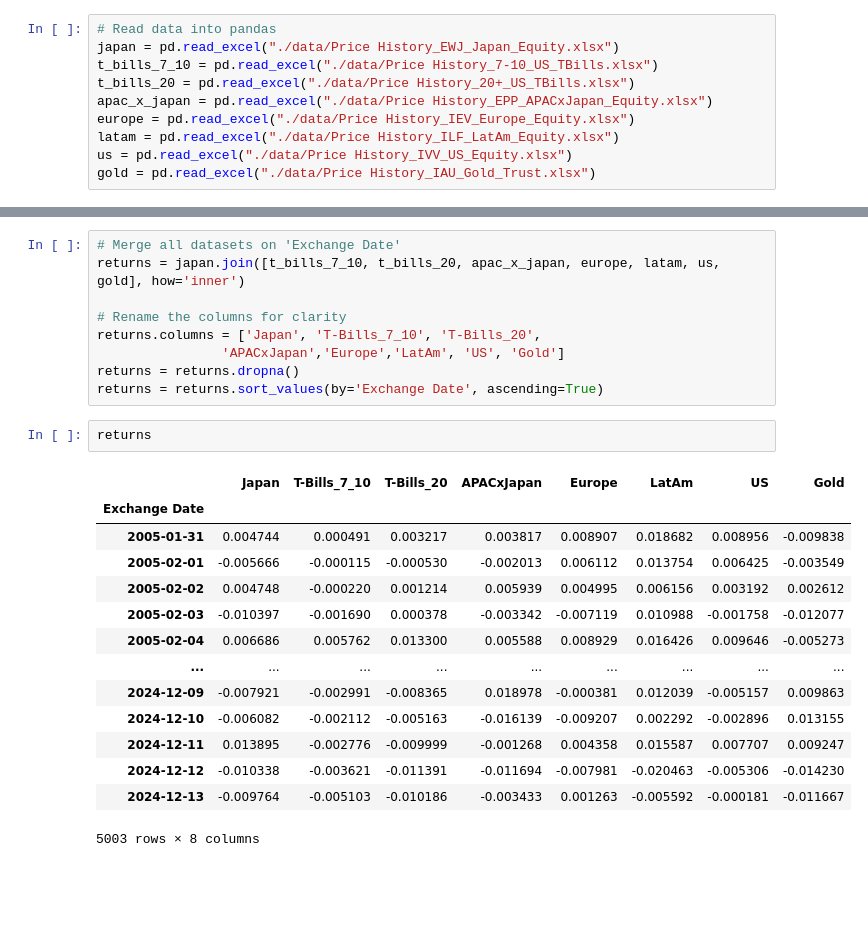
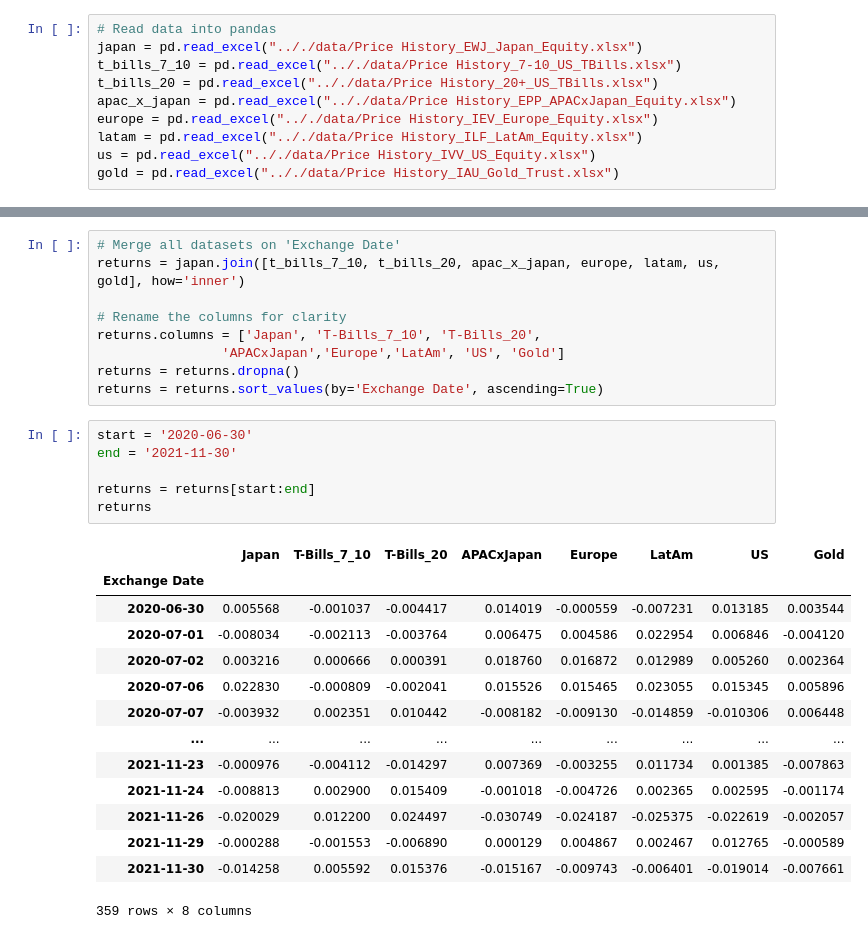
Before and after one commit to plaishev/asset_mgmt_seminar, a Jupyter notebook: Max_Div_Simulations/Max_Diversification-Copy1.ipynb, the cells around one changed output, grey strips where cells are left out. Drawn from its saved outputs; the diff is of its cells as text; blank space fills up the shorter version.

```diff
--- a/Max_Div_Simulations/Max_Diversification-Copy1.ipynb
+++ b/Max_Div_Simulations/Max_Diversification-Copy1.ipynb
@@ -7,14 +7,14 @@ import matplotlib.pyplot as plt
 from scipy.optimize import minimize
 # %%
 # Read data into pandas
-japan = pd.read_excel("./data/Price History_EWJ_Japan_Equity.xlsx")
-t_bills_7_10 = pd.read_excel("./data/Price History_7-10_US_TBills.xlsx")
-t_bills_20 = pd.read_excel("./data/Price History_20+_US_TBills.xlsx")
-apac_x_japan = pd.read_excel("./data/Price History_EPP_APACxJapan_Equity.xlsx")
-europe = pd.read_excel("./data/Price History_IEV_Europe_Equity.xlsx")
-latam = pd.read_excel("./data/Price History_ILF_LatAm_Equity.xlsx")
-us = pd.read_excel("./data/Price History_IVV_US_Equity.xlsx")
-gold = pd.read_excel("./data/Price History_IAU_Gold_Trust.xlsx")
+japan = pd.read_excel(".././data/Price History_EWJ_Japan_Equity.xlsx")
+t_bills_7_10 = pd.read_excel(".././data/Price History_7-10_US_TBills.xlsx")
+t_bills_20 = pd.read_excel(".././data/Price History_20+_US_TBills.xlsx")
+apac_x_japan = pd.read_excel(".././data/Price History_EPP_APACxJapan_Equity.xlsx")
+europe = pd.read_excel(".././data/Price History_IEV_Europe_Equity.xlsx")
+latam = pd.read_excel(".././data/Price History_ILF_LatAm_Equity.xlsx")
+us = pd.read_excel(".././data/Price History_IVV_US_Equity.xlsx")
+gold = pd.read_excel(".././data/Price History_IAU_Gold_Trust.xlsx")
 # %%
 def preprocess_and_rename(df, name):
     df['Exchange Date'] = pd.to_datetime(df['Exchange Date'])
@@ -58,22 +58,26 @@ returns.columns = ['Japan', 'T-Bills_7_10', 'T-Bills_20',
 returns = returns.dropna()
 returns = returns.sort_values(by='Exchange Date', ascending=True)
 # %%
+start = '2020-06-30'
+end = '2021-11-30'
+
+returns = returns[start:end]
 returns
 # %% [output]
 |  | Japan | T-Bills_7_10 | T-Bills_20 | APACxJapan | Europe | LatAm | US | Gold |
 | Exchange Date |  |  |  |  |  |  |  |  |
-| 2005-01-31 | 0.004744 | 0.000491 | 0.003217 | 0.003817 | 0.008907 | 0.018682 | 0.008956 | -0.009838 |
-| 2005-02-01 | -0.005666 | -0.000115 | -0.000530 | -0.002013 | 0.006112 | 0.013754 | 0.006425 | -0.003549 |
-| 2005-02-02 | 0.004748 | -0.000220 | 0.001214 | 0.005939 | 0.004995 | 0.006156 | 0.003192 | 0.002612 |
-| 2005-02-03 | -0.010397 | -0.001690 | 0.000378 | -0.003342 | -0.007119 | 0.010988 | -0.001758 | -0.012077 |
-| 2005-02-04 | 0.006686 | 0.005762 | 0.013300 | 0.005588 | 0.008929 | 0.016426 | 0.009646 | -0.005273 |
+| 2020-06-30 | 0.005568 | -0.001037 | -0.004417 | 0.014019 | -0.000559 | -0.007231 | 0.013185 | 0.003544 |
+| 2020-07-01 | -0.008034 | -0.002113 | -0.003764 | 0.006475 | 0.004586 | 0.022954 | 0.006846 | -0.004120 |
+| 2020-07-02 | 0.003216 | 0.000666 | 0.000391 | 0.018760 | 0.016872 | 0.012989 | 0.005260 | 0.002364 |
+| 2020-07-06 | 0.022830 | -0.000809 | -0.002041 | 0.015526 | 0.015465 | 0.023055 | 0.015345 | 0.005896 |
+| 2020-07-07 | -0.003932 | 0.002351 | 0.010442 | -0.008182 | -0.009130 | -0.014859 | -0.010306 | 0.006448 |
 | ... | ... | ... | ... | ... | ... | ... | ... | ... |
-| 2024-12-09 | -0.007921 | -0.002991 | -0.008365 | 0.018978 | -0.000381 | 0.012039 | -0.005157 | 0.009863 |
-| 2024-12-10 | -0.006082 | -0.002112 | -0.005163 | -0.016139 | -0.009207 | 0.002292 | -0.002896 | 0.013155 |
-| 2024-12-11 | 0.013895 | -0.002776 | -0.009999 | -0.001268 | 0.004358 | 0.015587 | 0.007707 | 0.009247 |
-| 2024-12-12 | -0.010338 | -0.003621 | -0.011391 | -0.011694 | -0.007981 | -0.020463 | -0.005306 | -0.014230 |
-| 2024-12-13 | -0.009764 | -0.005103 | -0.010186 | -0.003433 | 0.001263 | -0.005592 | -0.000181 | -0.011667 |
+| 2021-11-23 | -0.000976 | -0.004112 | -0.014297 | 0.007369 | -0.003255 | 0.011734 | 0.001385 | -0.007863 |
+| 2021-11-24 | -0.008813 | 0.002900 | 0.015409 | -0.001018 | -0.004726 | 0.002365 | 0.002595 | -0.001174 |
+| 2021-11-26 | -0.020029 | 0.012200 | 0.024497 | -0.030749 | -0.024187 | -0.025375 | -0.022619 | -0.002057 |
+| 2021-11-29 | -0.000288 | -0.001553 | -0.006890 | 0.000129 | 0.004867 | 0.002467 | 0.012765 | -0.000589 |
+| 2021-11-30 | -0.014258 | 0.005592 | 0.015376 | -0.015167 | -0.009743 | -0.006401 | -0.019014 | -0.007661 |
-5003 rows × 8 columns
+359 rows × 8 columns
 # %%
 # Helper to calculate portfolio diversification
 def calc_diversification_ratio(w, V):
```
Also changed, not shown: parts of 2 cells of this notebook.
